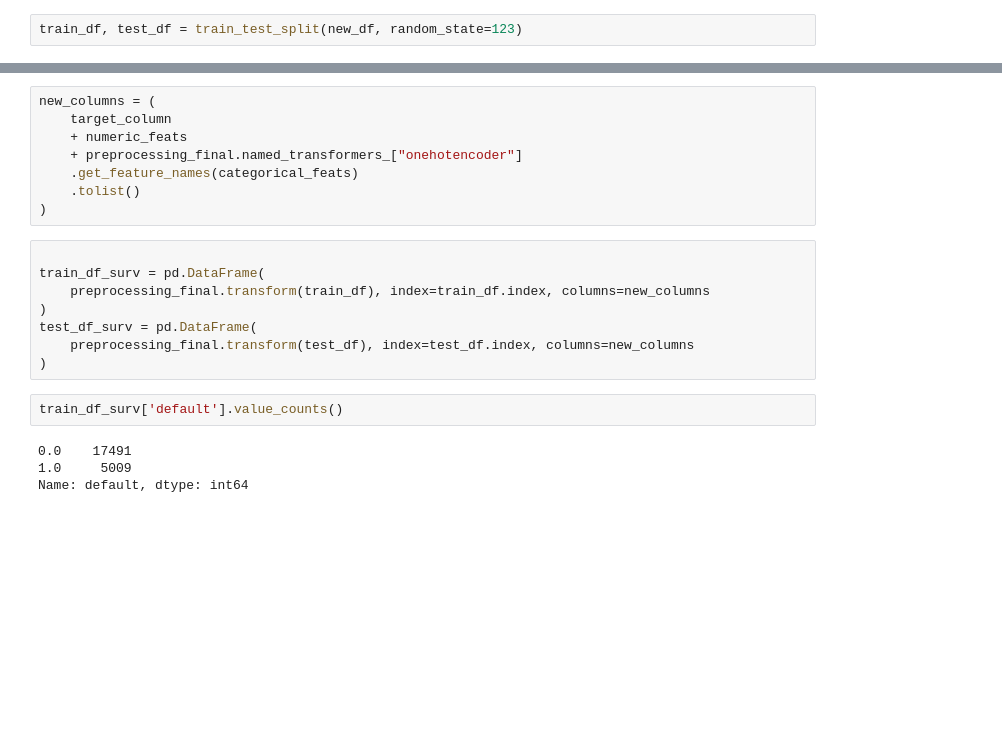
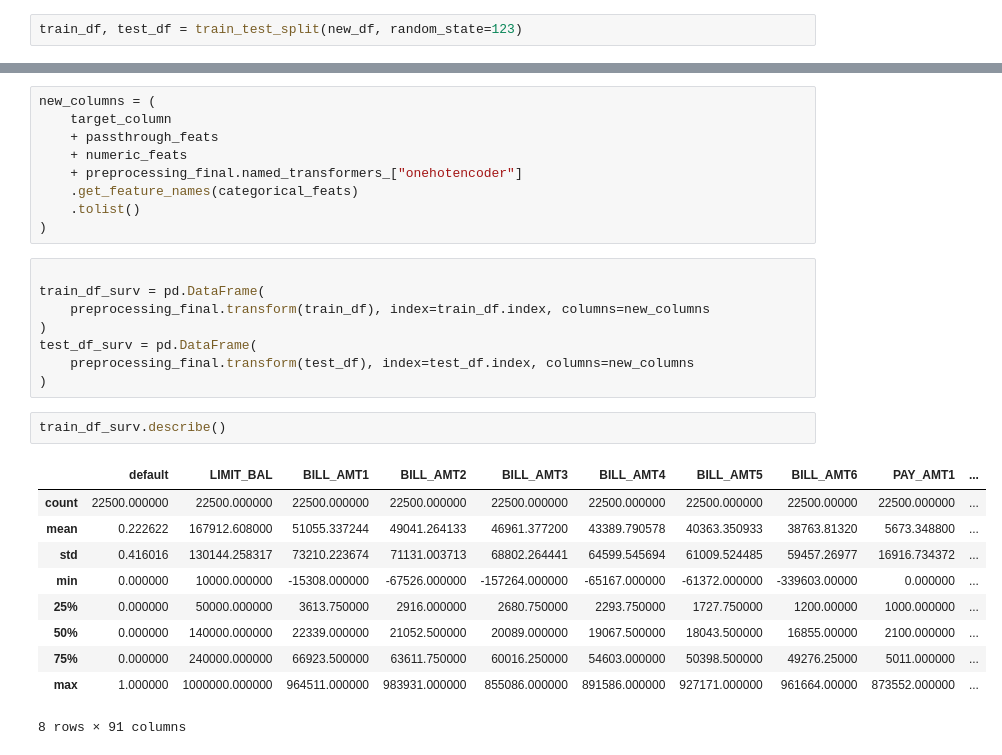
Before and after one commit to ChoAllan/Credit-Card-Defaulting, a Jupyter notebook: src/Survival Analysis.ipynb, the cells around one changed output, grey strips where cells are left out. Saved outputs shown, nothing was run; the diff lists cells and outputs as text; blank space fills up the shorter version.

```diff
--- a/src/Survival Analysis.ipynb
+++ b/src/Survival Analysis.ipynb
@@ -141,6 +150,7 @@ ColumnTransformer(transformers=[('functiontransformer',
 # %%
 new_columns = (
     target_column
+    + passthrough_feats
     + numeric_feats
     + preprocessing_final.named_transformers_["onehotencoder"]
     .get_feature_names(categorical_feats)
@@ -154,11 +164,18 @@ train_df_surv = pd.DataFrame(
 test_df_surv = pd.DataFrame(
     preprocessing_final.transform(test_df), index=test_df.index, columns=new_columns
 )
-# %%
-train_df_surv['default'].value_counts()
-# %% [output]
-0.0    17491
-1.0     5009
-Name: default, dtype: int64
+# %%
+train_df_surv.describe()
+# %% [output]
+|  | default | LIMIT_BAL | BILL_AMT1 | BILL_AMT2 | BILL_AMT3 | BILL_AMT4 | BILL_AMT5 | BILL_AMT6 | PAY_AMT1 | ... |
+| count | 22500.000000 | 22500.000000 | 22500.000000 | 22500.000000 | 22500.000000 | 22500.000000 | 22500.000000 | 22500.00000 | 22500.000000 | ... |
+| mean | 0.222622 | 167912.608000 | 51055.337244 | 49041.264133 | 46961.377200 | 43389.790578 | 40363.350933 | 38763.81320 | 5673.348800 | ... |
+| std | 0.416016 | 130144.258317 | 73210.223674 | 71131.003713 | 68802.264441 | 64599.545694 | 61009.524485 | 59457.26977 | 16916.734372 | ... |
+| min | 0.000000 | 10000.000000 | -15308.000000 | -67526.000000 | -157264.000000 | -65167.000000 | -61372.000000 | -339603.00000 | 0.000000 | ... |
+| 25% | 0.000000 | 50000.000000 | 3613.750000 | 2916.000000 | 2680.750000 | 2293.750000 | 1727.750000 | 1200.00000 | 1000.000000 | ... |
+| 50% | 0.000000 | 140000.000000 | 22339.000000 | 21052.500000 | 20089.000000 | 19067.500000 | 18043.500000 | 16855.00000 | 2100.000000 | ... |
+| 75% | 0.000000 | 240000.000000 | 66923.500000 | 63611.750000 | 60016.250000 | 54603.000000 | 50398.500000 | 49276.25000 | 5011.000000 | ... |
+| max | 1.000000 | 1000000.000000 | 964511.000000 | 983931.000000 | 855086.000000 | 891586.000000 | 927171.000000 | 961664.00000 | 873552.000000 | ... |
+8 rows × 91 columns
 # %%
 kmf = lifelines.KaplanMeierFitter()
```
Also changed, not shown: parts of 8 cells of this notebook.
